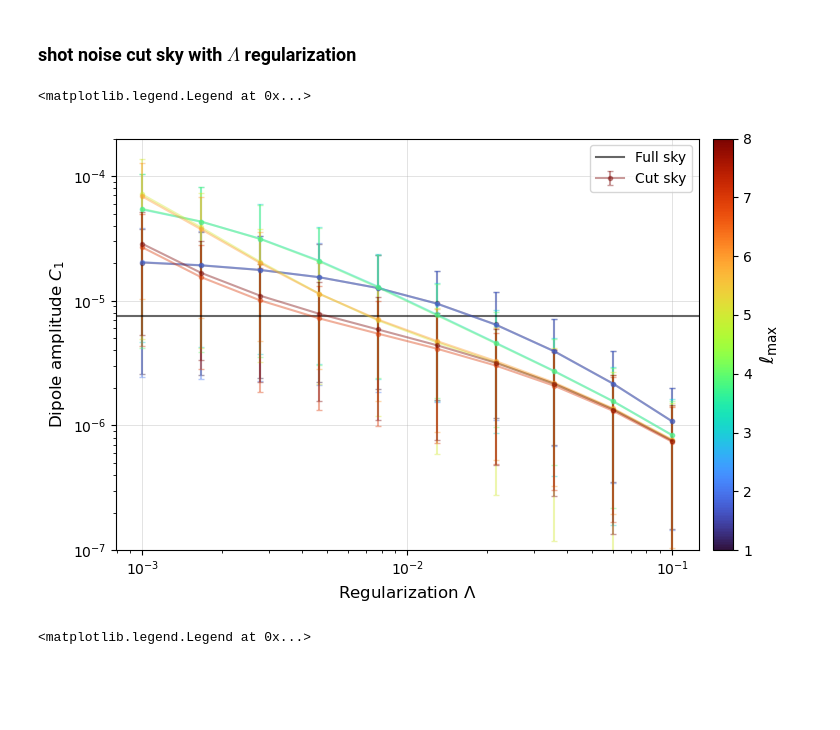
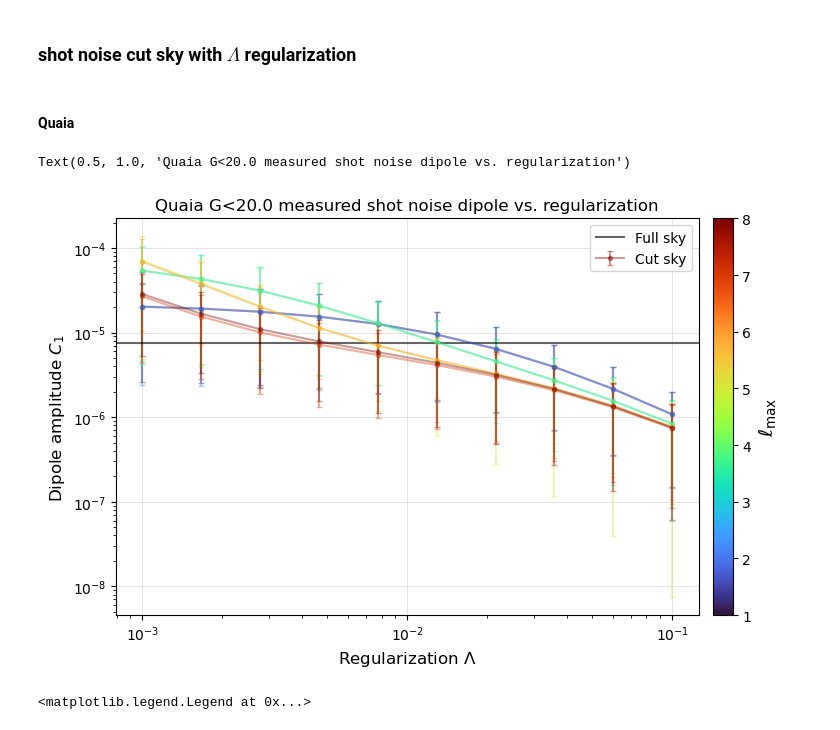
Before and after one commit to abbyw24/lss-dipoles, a Jupyter notebook: notebooks/2024-05-20_Cells_shot_noise.ipynb, the cells around one changed output. Drawn from its saved outputs; the diff is of its cells as text; code cells hidden in the pictures; blank space fills up the shorter version.

```diff
--- a/notebooks/2024-05-20_Cells_shot_noise.ipynb
+++ b/notebooks/2024-05-20_Cells_shot_noise.ipynb
@@ -200,10 +203,9 @@ Text(0.5, 1.0, 'Shot noise estimates on the full sky (mean of 2000 trials)')
+# %% [markdown]
+#### Quaia
 # %%
-# Quaia
-max_ells = np.arange(1, 9).astype(int)
-ntrials = 500
 cutsky_res = []
 cutsky_res_fine = []
-Lambdas_closest = np.empty(len(max_ells))
+Lambdas_closest_quaia = np.empty(len(max_ells))
 stds_closest = np.empty_like(Lambdas_closest)
 for i, max_ell in enumerate(max_ells):
     res_cut = np.load(f'/scratch/aew492/quasars/noise_Cells/quaia/noise_Cells_cutsky_ellmax{max_ell}_{ntrials}trials_Lambda.npy',
@@ -219,28 +221,28 @@ for i, max_ell in enumerate(max_ells):
     cutsky_res_fine.append(np.array([Lambdas_fine, C1s_cut_fine]))
     # find closest Wmask in the interpolated list to the C_1 on the full sky
     idx_closest = np.abs(C1s_cut_fine - C1_fullsky_quaia).argmin()
-    Lambdas_closest[i] = Lambdas_fine[idx_closest]
+    Lambdas_closest_quaia[i] = Lambdas_fine[idx_closest]
 # %%
 # plot
 norm = mpl.colors.Normalize(vmin=min(max_ells), vmax=max(max_ells))
 smap = mpl.cm.ScalarMappable(norm=norm, cmap='turbo')
 fig, ax = plt.subplots(figsize=(8,5), tight_layout=True)
 for i, max_ell in enumerate(max_ells):
     Lambdas, C1s_cut, stds = cutsky_res[i]
     label = 'Cut sky' if i==max(max_ells)-1 else ''
     ax.errorbar(Lambdas, C1s_cut, yerr=stds, capsize=2, marker='.', c=smap.to_rgba(max_ell), alpha=0.4, label=label)
     # ax.axhline(C1s_fullsky[i], c=smap.to_rgba(max_ell), alpha=0.6)
 ax.axhline(C1_fullsky_quaia, c='k', alpha=0.6, label='Full sky')
 ax.grid(alpha=0.5, lw=0.5)
 ax.loglog()
-ax.set_ylim(1e-7, 2e-4)
 ax.set_xlabel(r'Regularization $\Lambda$', fontsize=12)
 ax.set_ylabel(r'Dipole amplitude $C_1$', fontsize=12)
 cbar = fig.colorbar(smap, ax=ax, ticks=max_ells.astype(int), pad=.02)
 cbar.set_label(label=r'$\ell_\mathrm{max}$', fontsize=14)
 ax.legend()
+ax.set_title('Quaia G<20.0 measured shot noise dipole vs. regularization')
 # %% [output]
-<matplotlib.legend.Legend at 0x...>
+Text(0.5, 1.0, 'Quaia G<20.0 measured shot noise dipole vs. regularization')
-[figure, old version]
+[figure, new version]
 # %%
 fig, ax = plt.subplots(figsize=(7,5), tight_layout=True)
```
Also changed, not shown: parts of 10 cells of this notebook.
